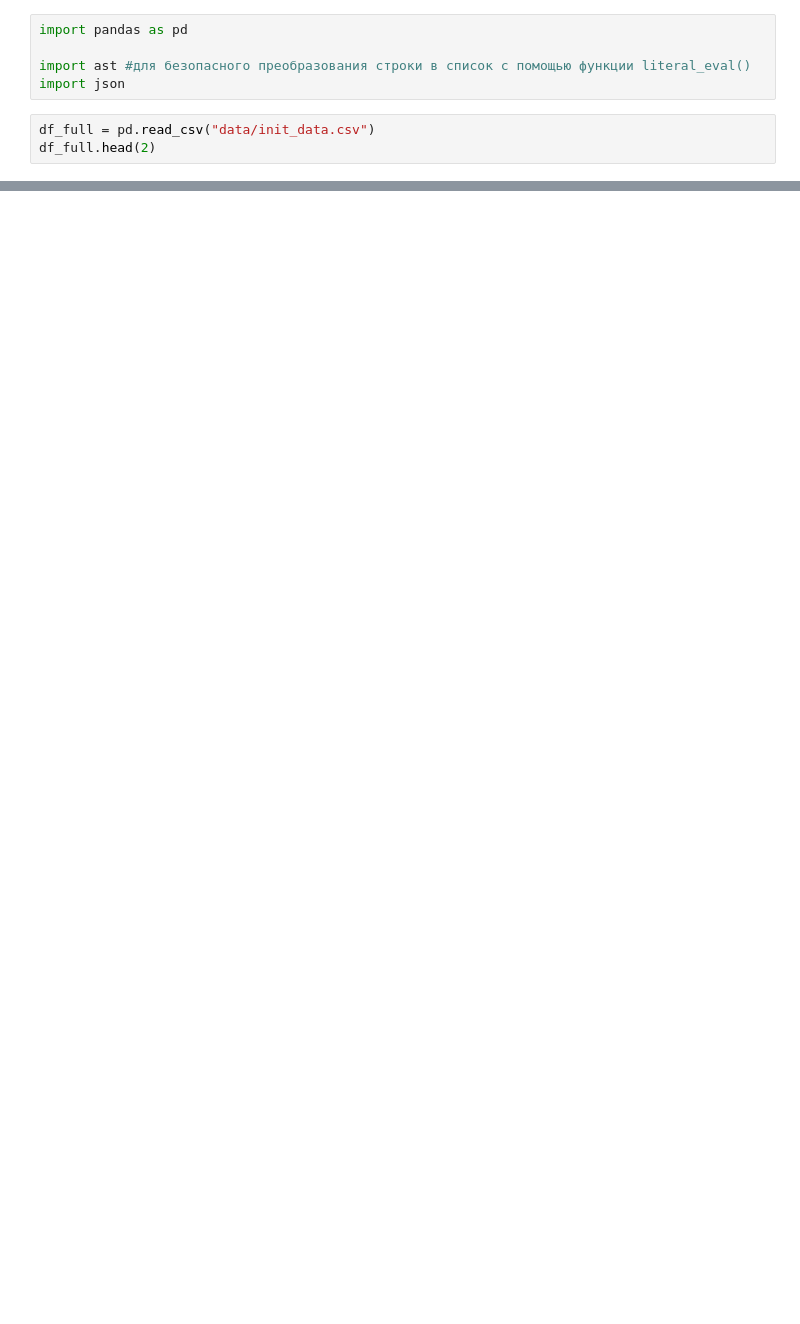
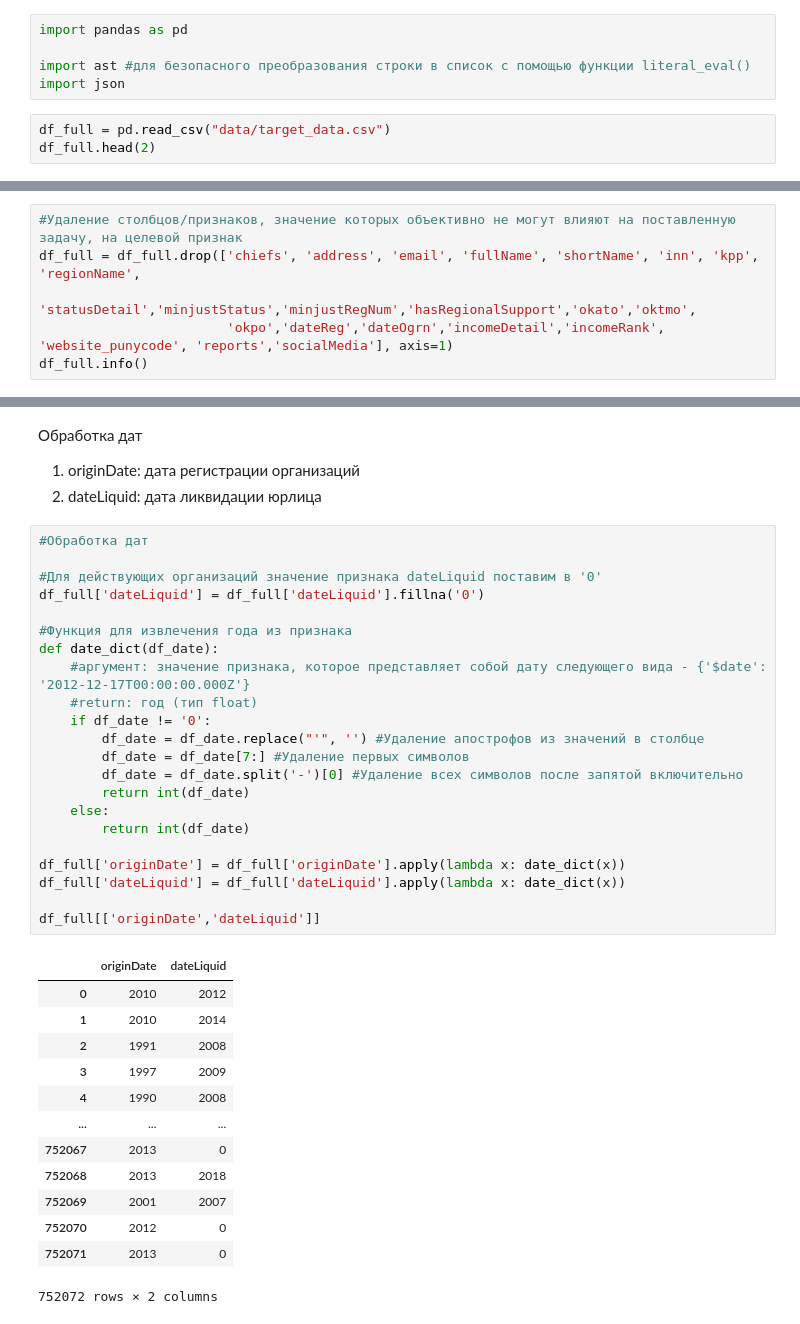
Before and after one commit to ASGlazyrin/ASG_SF_Rep, a Jupyter notebook: Diplom/diplom_clearing_data.ipynb, the cells around one changed output, grey strips where cells are left out. Saved outputs shown, nothing was run; the diff lists cells and outputs as text; blank space fills up the shorter version.

```diff
--- a/Diplom/diplom_clearing_data.ipynb
+++ b/Diplom/diplom_clearing_data.ipynb
@@ -4,7 +4,7 @@ import pandas as pd
 import ast #для безопасного преобразования строки в список с помощью функции literal_eval()
 import json
 # %%
-df_full = pd.read_csv("data/init_data.csv")
+df_full = pd.read_csv("data/target_data.csv")
 df_full.head(2)
 # %% [output]
 |  | addOkved | address | chiefs | dateLiquid | dateOgrn | dateReg | email | fullName | inn | kpp | ... |
@@ -33,0 +58,6 @@ memory usage: 229.5+ MB
+# %%
+#Удаление столбцов/признаков, значение которых объективно не могут влияют на поставленную задачу, на целевой признак
+df_full = df_full.drop(['chiefs', 'address', 'email', 'fullName', 'shortName', 'inn', 'kpp', 'regionName',
+                        'statusDetail','minjustStatus','minjustRegNum','hasRegionalSupport','okato','oktmo',
+                        'okpo','dateReg','dateOgrn','incomeDetail','incomeRank', 'website_punycode', 'reports','socialMedia'], axis=1)
+df_full.info()
@@ -33,0 +150,40 @@ memory usage: 229.5+ MB
+# %% [markdown]
+Обработка дат
+1. originDate: дата регистрации организаций
+2. dateLiquid: дата ликвидации юрлица
+# %%
+#Обработка дат
+
+#Для действующих организаций значение признака dateLiquid поставим в '0'
+df_full['dateLiquid'] = df_full['dateLiquid'].fillna('0')
+
+#Функция для извлечения года из признака
+def date_dict(df_date):
+    #аргумент: значение признака, которое представляет собой дату следующего вида - {'$date': '2012-12-17T00:00:00.000Z'}
+    #return: год (тип float)
+    if df_date != '0':
+        df_date = df_date.replace("'", '') #Удаление апострофов из значений в столбце
+        df_date = df_date[7:] #Удаление первых символов
+        df_date = df_date.split('-')[0] #Удаление всех символов после запятой включительно
+        return int(df_date)
+    else:
+        return int(df_date)
+
+df_full['originDate'] = df_full['originDate'].apply(lambda x: date_dict(x))
+df_full['dateLiquid'] = df_full['dateLiquid'].apply(lambda x: date_dict(x))
+
+df_full[['originDate','dateLiquid']]
+# %% [output]
+|  | originDate | dateLiquid |
+| 0 | 2010 | 2012 |
+| 1 | 2010 | 2014 |
+| 2 | 1991 | 2008 |
+| 3 | 1997 | 2009 |
+| 4 | 1990 | 2008 |
+| ... | ... | ... |
+| 752067 | 2013 | 0 |
+| 752068 | 2013 | 2018 |
+| 752069 | 2001 | 2007 |
+| 752070 | 2012 | 0 |
+| 752071 | 2013 | 0 |
+752072 rows × 2 columns
```
Also changed, not shown: parts of 20 cells of this notebook.
